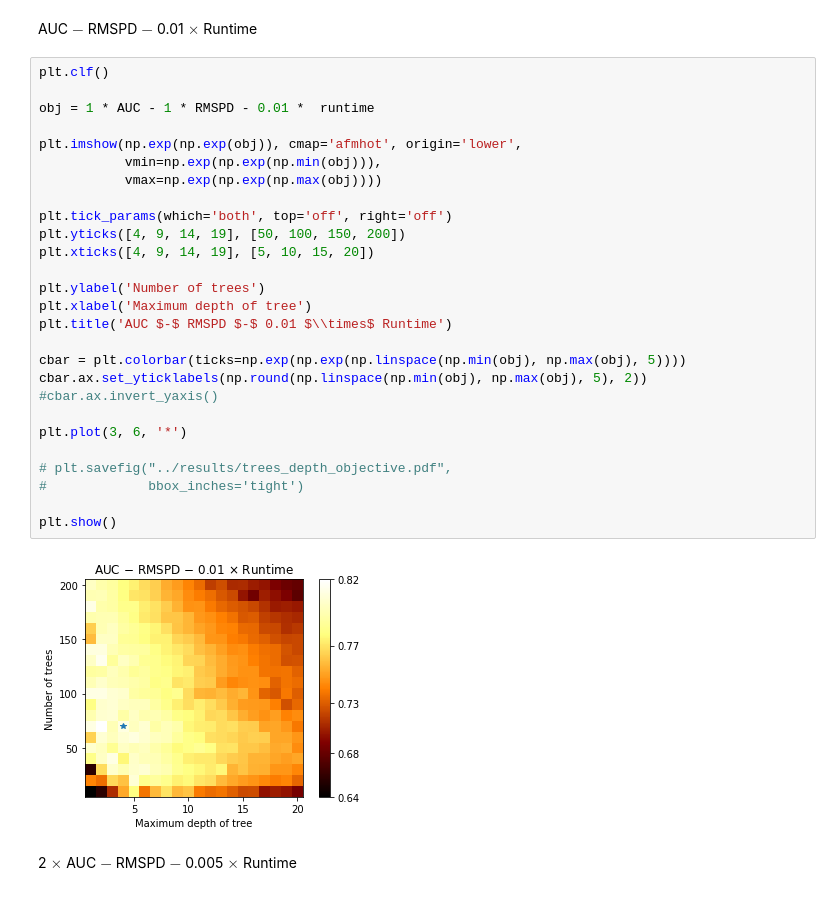
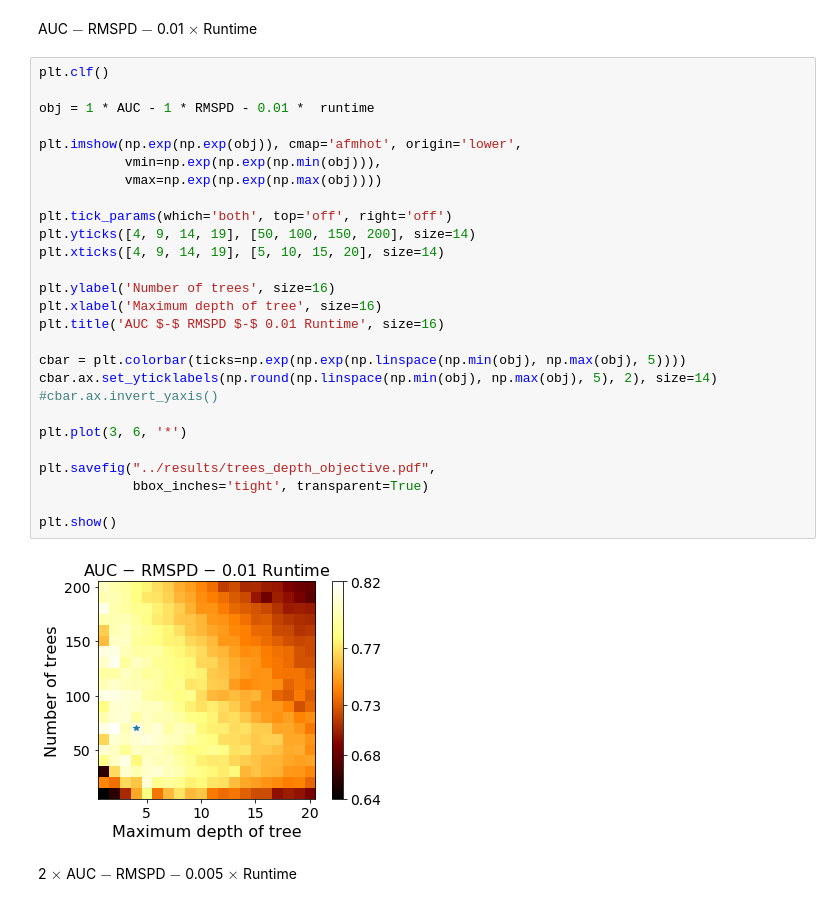
Before and after one commit to liuchbryan/generalised_forest_tuning, a Jupyter notebook: src/Figure3.ipynb, the cells around one changed output. Saved outputs shown, nothing was run; the diff lists cells and outputs as text.

```diff
--- a/src/Figure3.ipynb
+++ b/src/Figure3.ipynb
@@ -121,32 +121,32 @@ AUC $-$ RMSPD $-$ 0.01 $\times$ Runtime
 # %%
 plt.clf()
 
 obj = 1 * AUC - 1 * RMSPD - 0.01 *  runtime
 
 plt.imshow(np.exp(np.exp(obj)), cmap='afmhot', origin='lower',
            vmin=np.exp(np.exp(np.min(obj))),
            vmax=np.exp(np.exp(np.max(obj))))
 
 plt.tick_params(which='both', top='off', right='off')
-plt.yticks([4, 9, 14, 19], [50, 100, 150, 200])
-plt.xticks([4, 9, 14, 19], [5, 10, 15, 20])
+plt.yticks([4, 9, 14, 19], [50, 100, 150, 200], size=14)
+plt.xticks([4, 9, 14, 19], [5, 10, 15, 20], size=14)
 
-plt.ylabel('Number of trees')
-plt.xlabel('Maximum depth of tree')
-plt.title('AUC $-$ RMSPD $-$ 0.01 $\\times$ Runtime')
+plt.ylabel('Number of trees', size=16)
+plt.xlabel('Maximum depth of tree', size=16)
+plt.title('AUC $-$ RMSPD $-$ 0.01 Runtime', size=16)
 
 cbar = plt.colorbar(ticks=np.exp(np.exp(np.linspace(np.min(obj), np.max(obj), 5))))
-cbar.ax.set_yticklabels(np.round(np.linspace(np.min(obj), np.max(obj), 5), 2))
+cbar.ax.set_yticklabels(np.round(np.linspace(np.min(obj), np.max(obj), 5), 2), size=14)
 #cbar.ax.invert_yaxis()
 
 plt.plot(3, 6, '*')
 
-# plt.savefig("../results/trees_depth_objective.pdf",
-#             bbox_inches='tight')
+plt.savefig("../results/trees_depth_objective.pdf",
+            bbox_inches='tight', transparent=True)
 
 plt.show()
 # %% [output]
-[figure, old version]
+[figure, new version]
 # %% [markdown]
 2 $\times$ AUC $-$ RMSPD $-$ 0.005 $\times$ Runtime
 # %%
```
Also changed, not shown: parts of 4 cells of this notebook, 9 other files.
